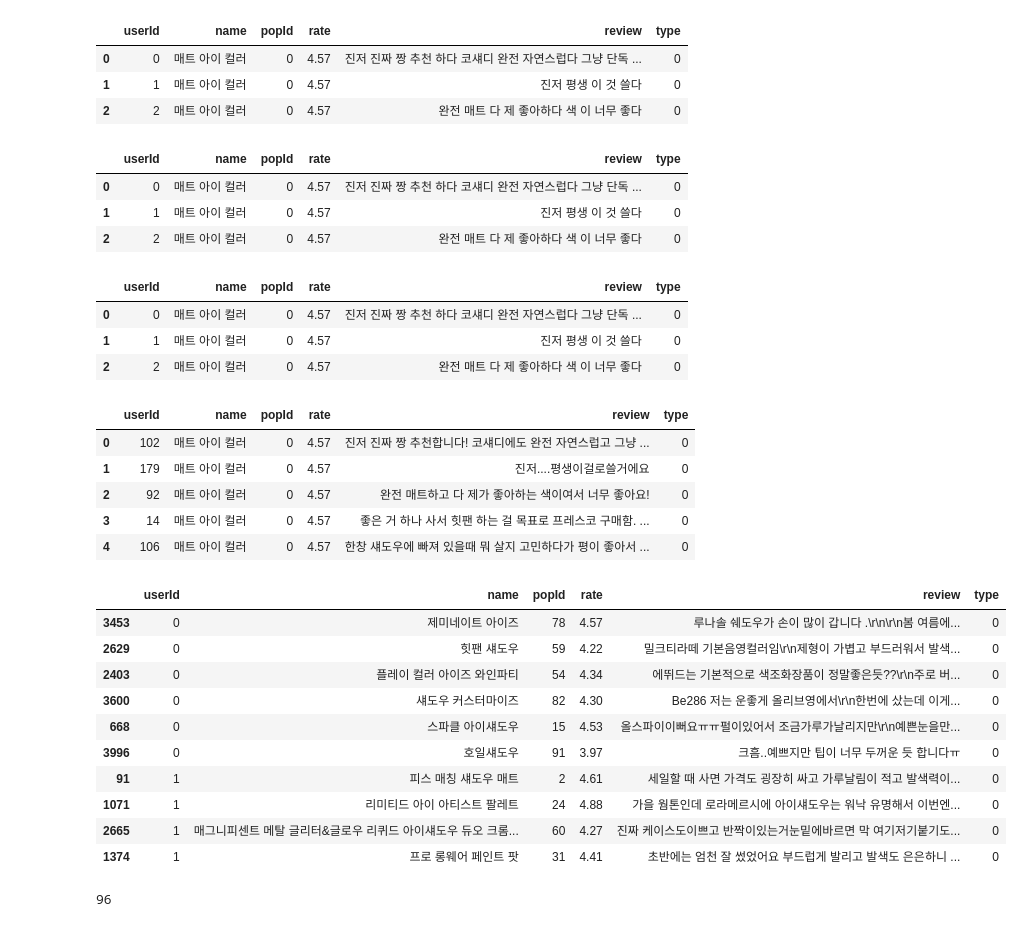
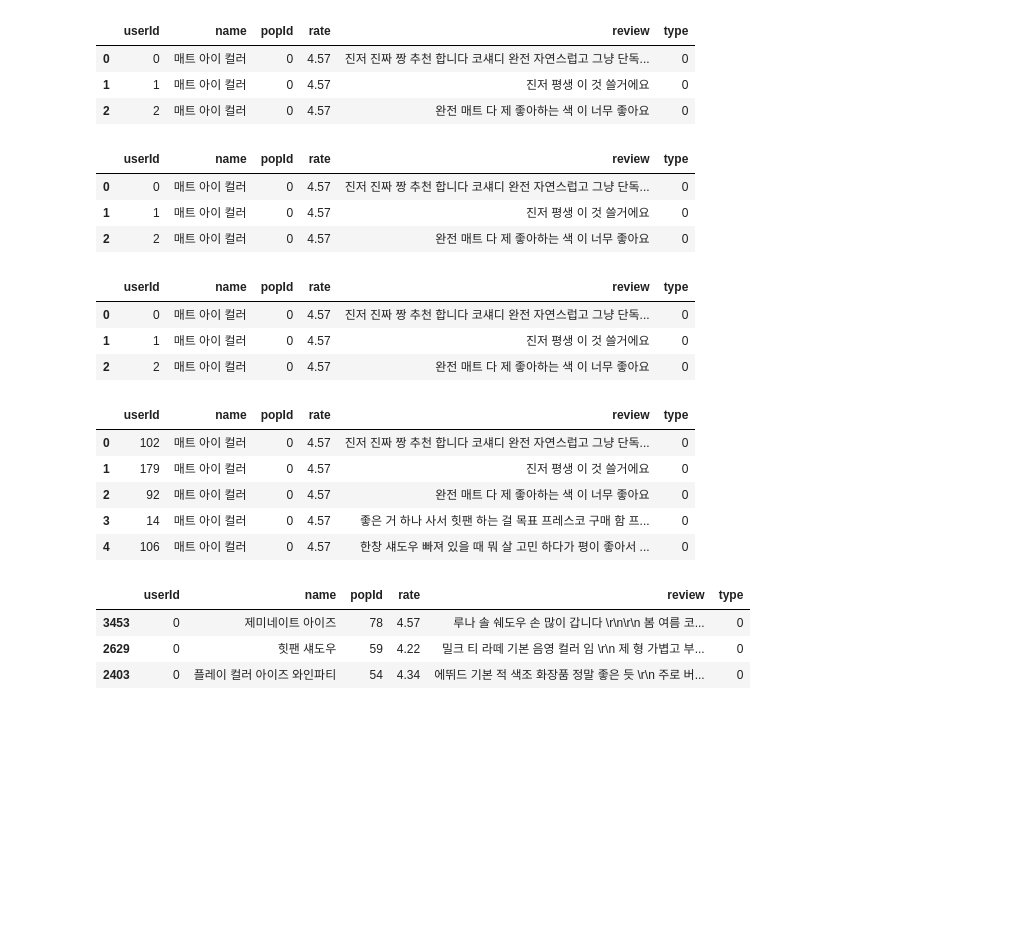
Before and after one commit to dl57934/RecommanedSystem, a Jupyter notebook: makingModel.ipynb, the cells around one changed output. Cells and saved outputs as stored; diff of their text form; code cells hidden in the pictures; blank space fills up the shorter version.

```diff
--- a/makingModel.ipynb
+++ b/makingModel.ipynb
@@ -13,7 +14,7 @@ original_data['type'] = original_data['type'].map(type)
 twitter = Twitter()
 totalWord = ''
 for index, data in enumerate(original_data['review']):
-    words = twitter.pos(data, norm=True, stem=True)
+    words = twitter.pos(data, norm=True)
     for word in words:
         if word[1] not in ["Punctuation", "Eomi", "Josa"]:
             totalWord += word[0] + ' '
@@ -21,24 +22,24 @@ for index, data in enumerate(original_data['review']):
     totalWord = ''
 # %% [output]
 |  | userId | name | popId | rate | review | type |
-| 0 | 0 | 매트 아이 컬러 | 0 | 4.57 | 진저 진짜 짱 추천 하다 코섀디 완전 자연스럽다 그냥 단독 ... | 0 |
-| 1 | 1 | 매트 아이 컬러 | 0 | 4.57 | 진저 평생 이 것 쓸다 | 0 |
-| 2 | 2 | 매트 아이 컬러 | 0 | 4.57 | 완전 매트 다 제 좋아하다 색 이 너무 좋다 | 0 |
+| 0 | 0 | 매트 아이 컬러 | 0 | 4.57 | 진저 진짜 짱 추천 합니다 코섀디 완전 자연스럽고 그냥 단독... | 0 |
+| 1 | 1 | 매트 아이 컬러 | 0 | 4.57 | 진저 평생 이 것 쓸거에요 | 0 |
+| 2 | 2 | 매트 아이 컬러 | 0 | 4.57 | 완전 매트 다 제 좋아하는 색 이 너무 좋아요 | 0 |
 # %%
 original_data.head(3)
 # %% [output]
 |  | userId | name | popId | rate | review | type |
-| 0 | 0 | 매트 아이 컬러 | 0 | 4.57 | 진저 진짜 짱 추천 하다 코섀디 완전 자연스럽다 그냥 단독 ... | 0 |
-| 1 | 1 | 매트 아이 컬러 | 0 | 4.57 | 진저 평생 이 것 쓸다 | 0 |
-| 2 | 2 | 매트 아이 컬러 | 0 | 4.57 | 완전 매트 다 제 좋아하다 색 이 너무 좋다 | 0 |
+| 0 | 0 | 매트 아이 컬러 | 0 | 4.57 | 진저 진짜 짱 추천 합니다 코섀디 완전 자연스럽고 그냥 단독... | 0 |
+| 1 | 1 | 매트 아이 컬러 | 0 | 4.57 | 진저 평생 이 것 쓸거에요 | 0 |
+| 2 | 2 | 매트 아이 컬러 | 0 | 4.57 | 완전 매트 다 제 좋아하는 색 이 너무 좋아요 | 0 |
 # %%
 id_purify_data = original_data.copy()
 id_purify_data.head(3)
 # %% [output]
 |  | userId | name | popId | rate | review | type |
-| 0 | 0 | 매트 아이 컬러 | 0 | 4.57 | 진저 진짜 짱 추천 하다 코섀디 완전 자연스럽다 그냥 단독 ... | 0 |
-| 1 | 1 | 매트 아이 컬러 | 0 | 4.57 | 진저 평생 이 것 쓸다 | 0 |
-| 2 | 2 | 매트 아이 컬러 | 0 | 4.57 | 완전 매트 다 제 좋아하다 색 이 너무 좋다 | 0 |
+| 0 | 0 | 매트 아이 컬러 | 0 | 4.57 | 진저 진짜 짱 추천 합니다 코섀디 완전 자연스럽고 그냥 단독... | 0 |
+| 1 | 1 | 매트 아이 컬러 | 0 | 4.57 | 진저 평생 이 것 쓸거에요 | 0 |
+| 2 | 2 | 매트 아이 컬러 | 0 | 4.57 | 완전 매트 다 제 좋아하는 색 이 너무 좋아요 | 0 |
 # %%
 member_per_type = {0: 864, 1: 849, 2: 775, 3: 855, 4: 835}
 for i in range(5):
@@ -49,25 +50,18 @@ for i in range(5):
 id_purify_data.head(5)
 # %% [output]
 |  | userId | name | popId | rate | review | type |
-| 0 | 102 | 매트 아이 컬러 | 0 | 4.57 | 진저 진짜 짱 추천합니다! 코섀디에도 완전 자연스럽고 그냥 ... | 0 |
-| 1 | 179 | 매트 아이 컬러 | 0 | 4.57 | 진저....평생이걸로쓸거에요 | 0 |
-| 2 | 92 | 매트 아이 컬러 | 0 | 4.57 | 완전 매트하고 다 제가 좋아하는 색이여서 너무 좋아요! | 0 |
-| 3 | 14 | 매트 아이 컬러 | 0 | 4.57 | 좋은 거 하나 사서 힛팬 하는 걸 목표로 프레스코 구매함. ... | 0 |
-| 4 | 106 | 매트 아이 컬러 | 0 | 4.57 | 한창 섀도우에 빠져 있을때 뭐 살지 고민하다가 평이 좋아서 ... | 0 |
+| 0 | 102 | 매트 아이 컬러 | 0 | 4.57 | 진저 진짜 짱 추천 합니다 코섀디 완전 자연스럽고 그냥 단독... | 0 |
+| 1 | 179 | 매트 아이 컬러 | 0 | 4.57 | 진저 평생 이 것 쓸거에요 | 0 |
+| 2 | 92 | 매트 아이 컬러 | 0 | 4.57 | 완전 매트 다 제 좋아하는 색 이 너무 좋아요 | 0 |
+| 3 | 14 | 매트 아이 컬러 | 0 | 4.57 | 좋은 거 하나 사서 힛팬 하는 걸 목표 프레스코 구매 함 프... | 0 |
+| 4 | 106 | 매트 아이 컬러 | 0 | 4.57 | 한창 섀도우 빠져 있을 때 뭐 살 고민 하다가 평이 좋아서 ... | 0 |
 # %%
 id_purify_data = id_purify_data.sort_values('userId')
 # %%
-id_purify_data.head(10)
+id_purify_data.head(3)
 # %% [output]
 |  | userId | name | popId | rate | review | type |
-| 3453 | 0 | 제미네이트 아이즈 | 78 | 4.57 | 루나솔 쉐도우가 손이 많이 갑니다 .\r\n\r\n봄 여름에... | 0 |
-| 2629 | 0 | 힛팬 섀도우 | 59 | 4.22 | 밀크티라떼 기본음영컬러임\r\n제형이 가볍고 부드러워서 발색... | 0 |
-| 2403 | 0 | 플레이 컬러 아이즈 와인파티 | 54 | 4.34 | 에뛰드는 기본적으로 색조화장품이 정말좋은듯??\r\n주로 버... | 0 |
-| 3600 | 0 | 섀도우 커스터마이즈 | 82 | 4.30 | Be286 저는 운좋게 올리브영에서\r\n한번에 샀는데 이게... | 0 |
-| 668 | 0 | 스파클 아이섀도우 | 15 | 4.53 | 올스파이이뻐요ㅠㅠ펄이있어서 조금가루가날리지만\r\n예쁜눈을만... | 0 |
-| 3996 | 0 | 호일섀도우 | 91 | 3.97 | 크흠..예쁘지만 팁이 너무 두꺼운 듯 합니다ㅠ | 0 |
-| 91 | 1 | 피스 매칭 섀도우 매트 | 2 | 4.61 | 세일할 때 사면 가격도 굉장히 싸고 가루날림이 적고 발색력이... | 0 |
-| 1071 | 1 | 리미티드 아이 아티스트 팔레트 | 24 | 4.88 | 가을 웜톤인데 로라메르시에 아이섀도우는 워낙 유명해서 이번엔... | 0 |
-| 2665 | 1 | 매그니피센트 메탈 글리터&글로우 리퀴드 아이섀도우 듀오 크롬... | 60 | 4.27 | 진짜 케이스도이쁘고 반짝이있는거눈밑에바르면 막 여기저기붙기도... | 0 |
-| 1374 | 1 | 프로 롱웨어 페인트 팟 | 31 | 4.41 | 초반에는 엄천 잘 썼었어요 부드럽게 발리고 발색도 은은하니 ... | 0 |
+| 3453 | 0 | 제미네이트 아이즈 | 78 | 4.57 | 루나 솔 쉐도우 손 많이 갑니다 \r\n\r\n 봄 여름 코... | 0 |
+| 2629 | 0 | 힛팬 섀도우 | 59 | 4.22 | 밀크 티 라떼 기본 음영 컬러 임 \r\n 제 형 가볍고 부... | 0 |
+| 2403 | 0 | 플레이 컬러 아이즈 와인파티 | 54 | 4.34 | 에뛰드 기본 적 색조 화장품 정말 좋은 듯 \r\n 주로 버... | 0 |
 # %%
@@ -84,7 +78,3 @@ review_data= reviewData(0)
-# %%
-len(review_data)
-# %% [output]
-96
 # %%
 id_to_name = original_data[["popId", "name"]].drop_duplicates()
 id_to_name = id_to_name.reset_index(drop=True)
```
Also changed, not shown: parts of 9 cells of this notebook, 3 other files.
